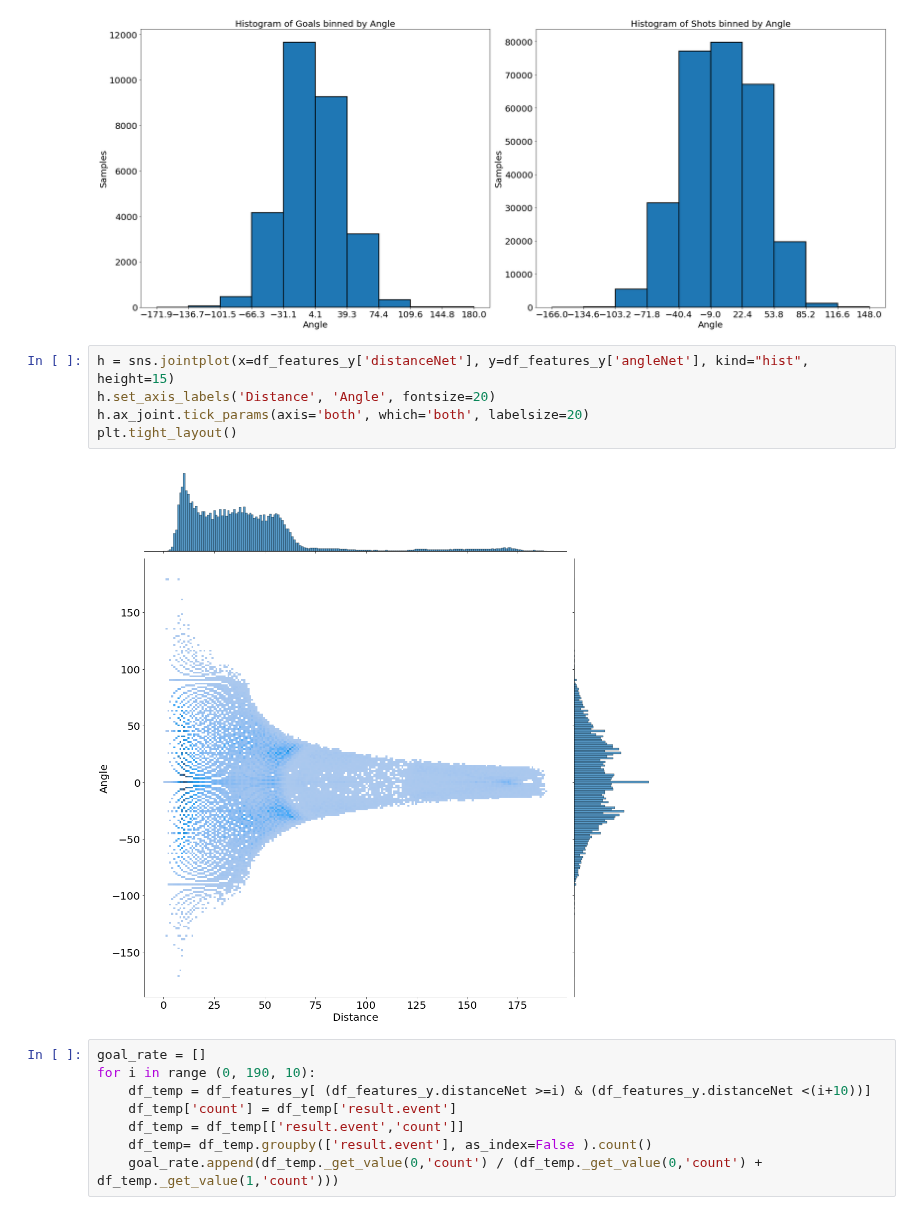
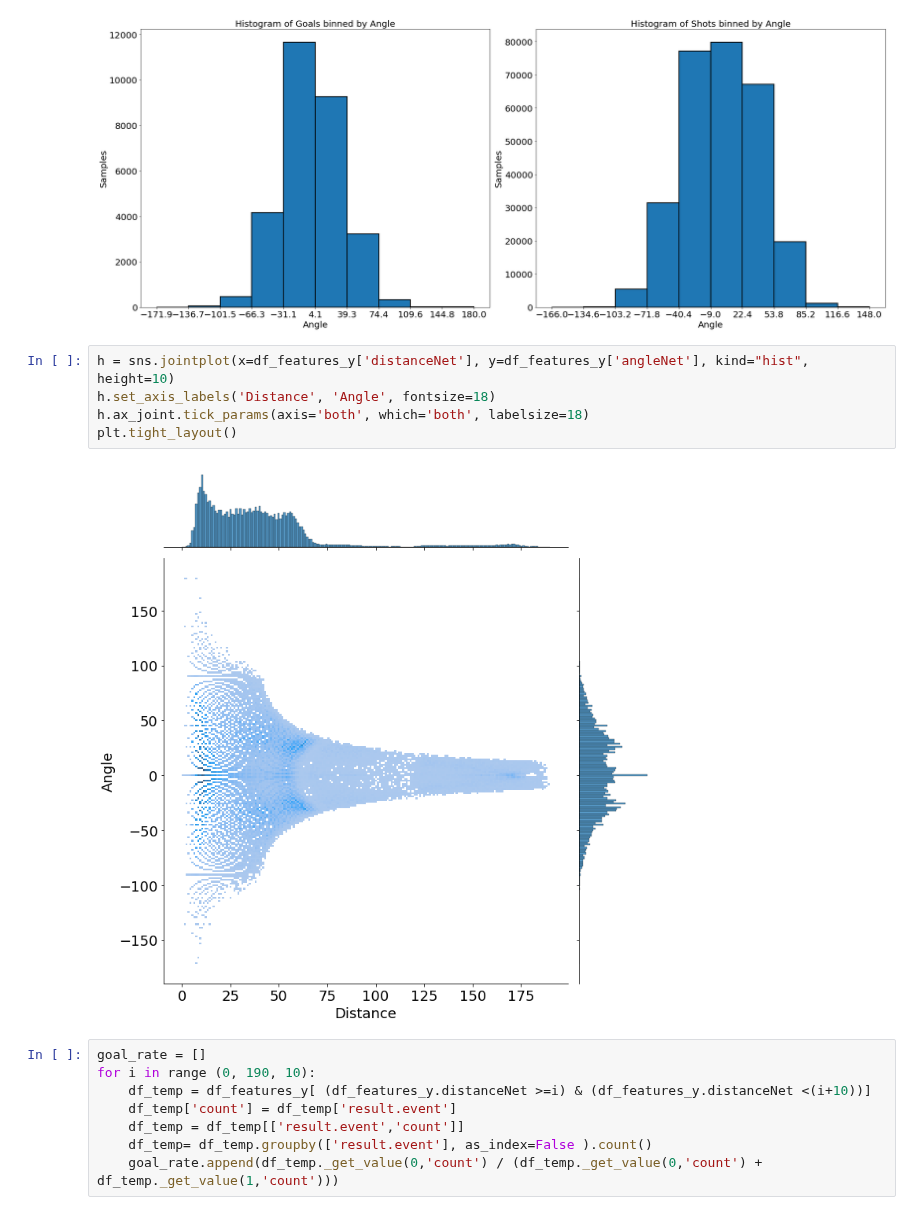
Before and after one commit to M0rph3e/ift6758-project-main, a Jupyter notebook: notebooks/fengineering1.ipynb, the cells around one changed output. Drawn from its saved outputs; the diff is of its cells as text.

```diff
--- a/notebooks/fengineering1.ipynb
+++ b/notebooks/fengineering1.ipynb
@@ -177,12 +176,12 @@ plt.tight_layout()
 # %% [output]
 [figure]
 # %%
-h = sns.jointplot(x=df_features_y['distanceNet'], y=df_features_y['angleNet'], kind="hist", height=15)
-h.set_axis_labels('Distance', 'Angle', fontsize=20)
-h.ax_joint.tick_params(axis='both', which='both', labelsize=20)
+h = sns.jointplot(x=df_features_y['distanceNet'], y=df_features_y['angleNet'], kind="hist", height=10)
+h.set_axis_labels('Distance', 'Angle', fontsize=18)
+h.ax_joint.tick_params(axis='both', which='both', labelsize=18)
 plt.tight_layout()
 # %% [output]
-[figure, old version]
+[figure, new version]
 # %%
 goal_rate = []
 for i in range (0, 190, 10):
```
Also changed, not shown: parts of 3 cells of this notebook.
